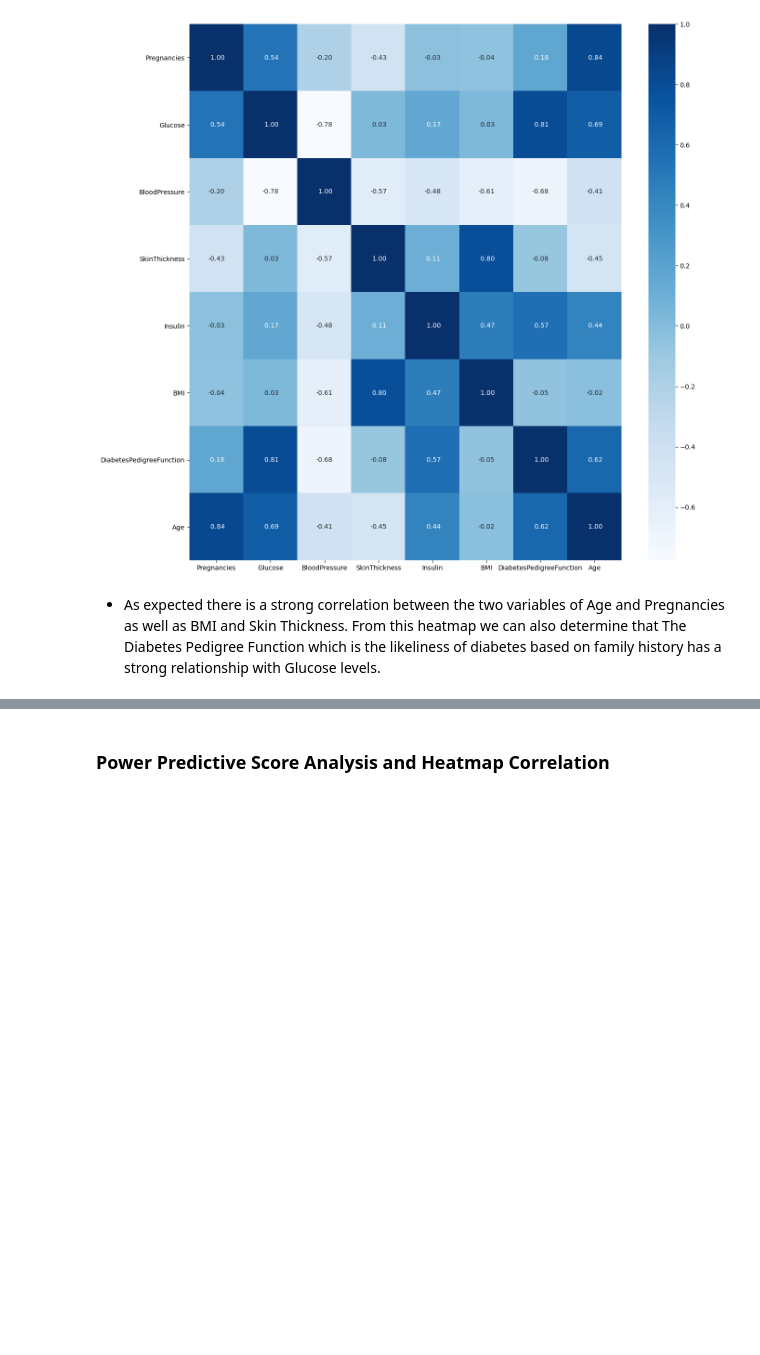
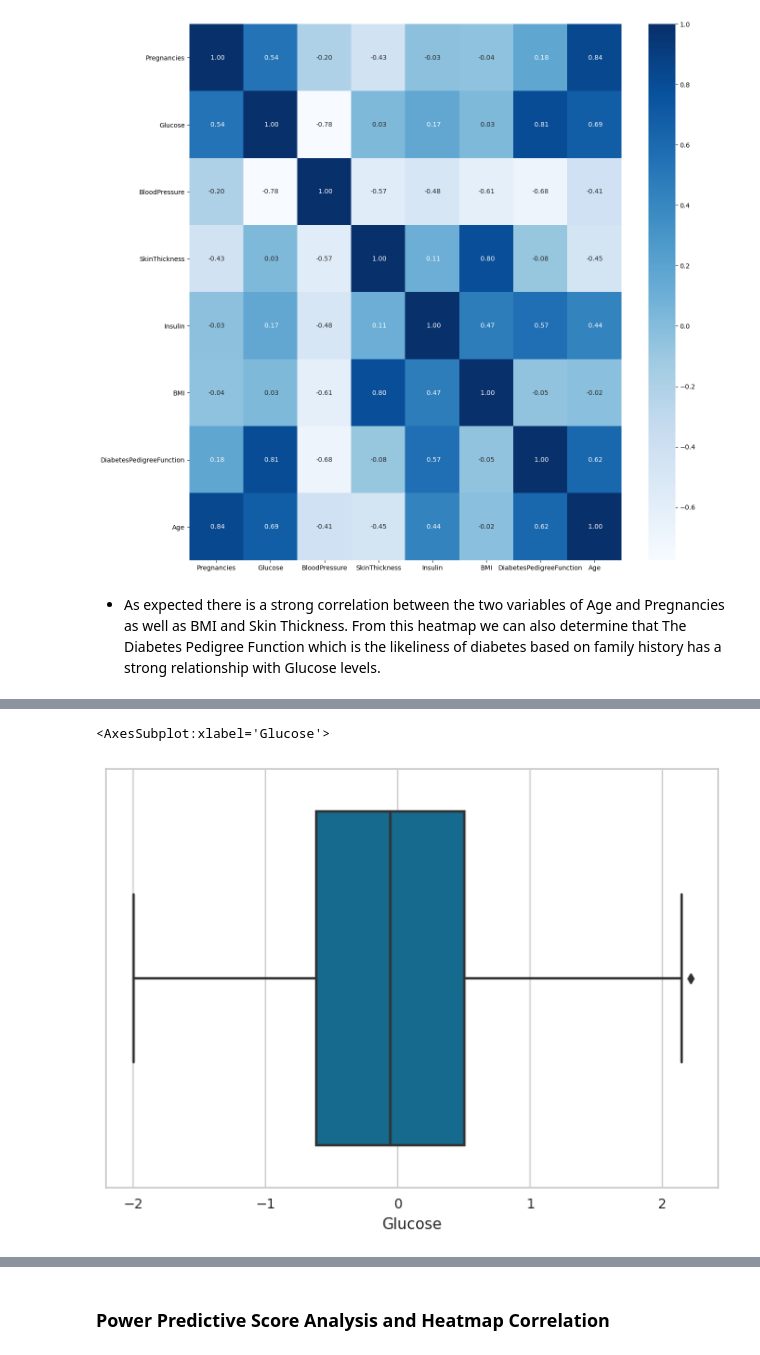
Before and after one commit to Code-Institute-Submissions/hardingrichard-pp5-diabetes-prediction_JanResub, a Jupyter notebook: jupyter_notebooks/03-FeatureEngineering.ipynb, the cells around one changed output, grey strips where cells are left out. Cells and saved outputs as stored; diff of their text form; code cells hidden in the pictures; blank space fills up the shorter version.

```diff
--- a/jupyter_notebooks/03-FeatureEngineering.ipynb
+++ b/jupyter_notebooks/03-FeatureEngineering.ipynb
@@ -546,0 +574,5 @@ sns.heatmap(correl, annot=True, cmap=plt.cm.Blues, fmt=' .2f')
+# %%
+sns.boxplot(x=x_test['Glucose'])
+# %% [output]
+<AxesSubplot:xlabel='Glucose'>
+[figure, added]
```
Also changed, not shown: parts of 15 cells of this notebook.
